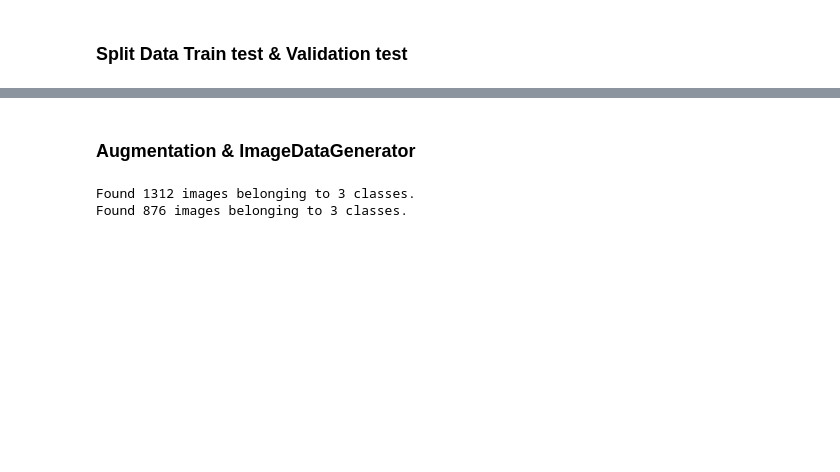
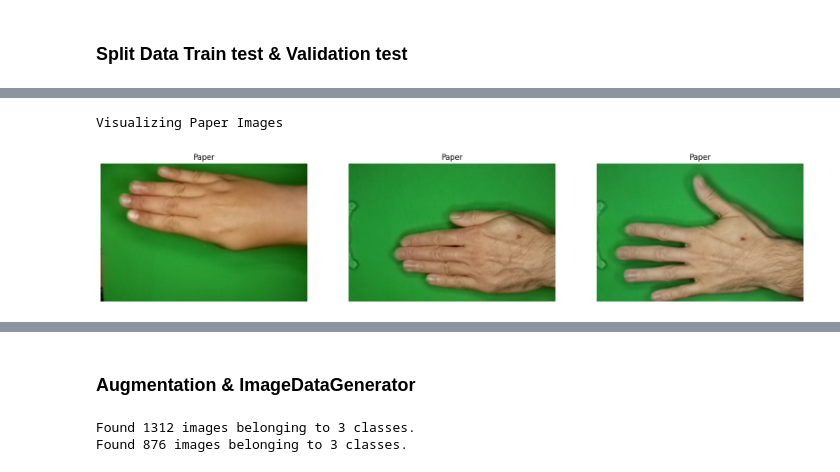
Before and after one commit to HafiizhTH/RockPaperScissors-Classification, a Jupyter notebook: ProyekAkhir_MachineLearning.ipynb, the cells around one changed output, grey strips where cells are left out. Drawn from its saved outputs; the diff is of its cells as text; code cells hidden in the pictures; blank space fills up the shorter version.

```diff
--- a/ProyekAkhir_MachineLearning.ipynb
+++ b/ProyekAkhir_MachineLearning.ipynb
@@ -75,0 +107,6 @@ os.listdir(base_dir1)
+# %%
+print("Visualizing Paper Images")
+visualize_images(paper_dir, label='Paper')
+# %% [output]
+Visualizing Paper Images
+[figure, added]
```
Also changed, not shown: parts of 28 cells of this notebook, 3 other files.
